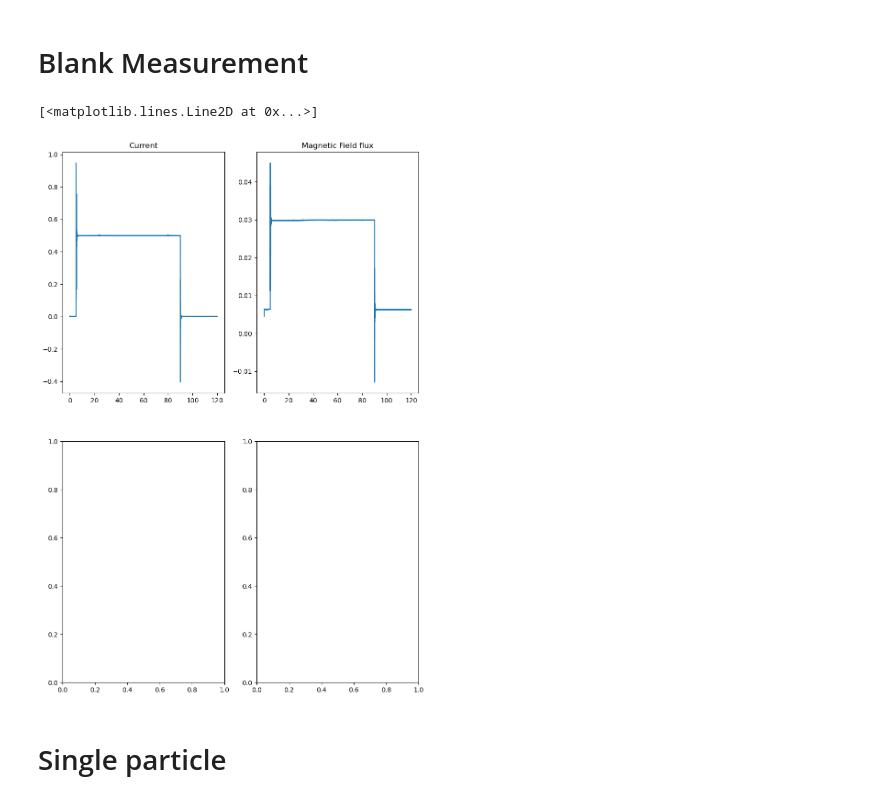
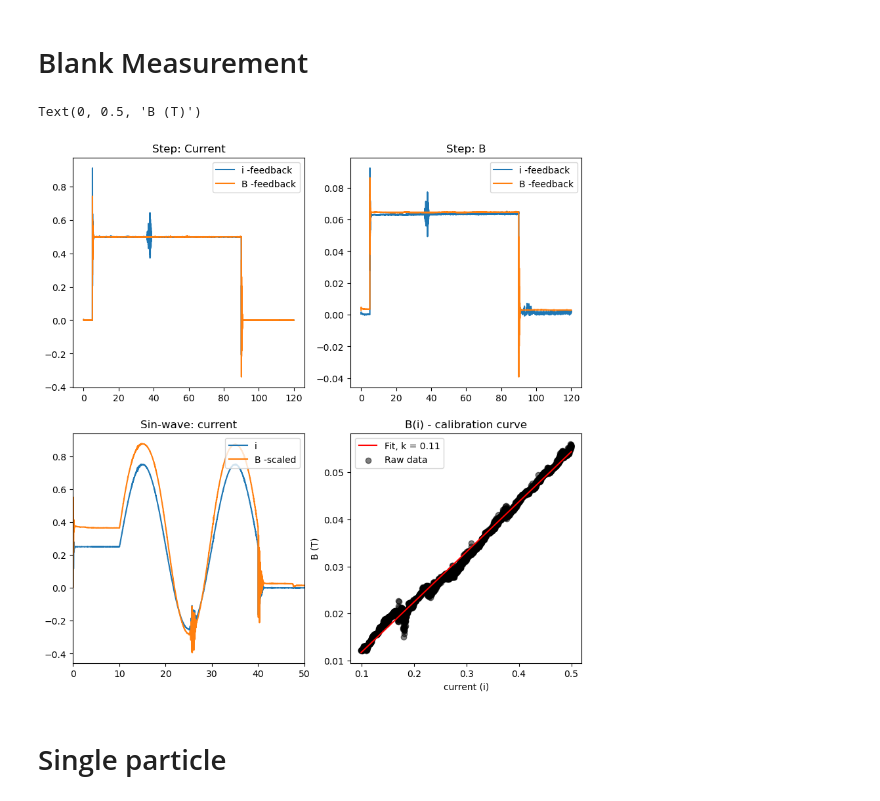
Before and after one commit to ArttuD/MicrorheologyProto, a Jupyter notebook: Notebook.ipynb, the cells around one changed output. Saved outputs shown, nothing was run; the diff lists cells and outputs as text; code cells hidden in the pictures.

```diff
--- a/Notebook.ipynb
+++ b/Notebook.ipynb
@@ -136,18 +191,50 @@ def findPoint(x,y):
 # %% [markdown]
 # Blank Measurement
-# %%
-root = "./data/Meas_set/Free_meas/driver_2023-10-23.npy"
-df = pd.DataFrame(np.load(root).T, columns = ['index','aim','measured','Mg', 'scaler'])
-fig, ax = plt.subplots(2,2, figsize=(10,15))
-
-ax[0,0]. set_title("Current")
-ax[0,0].plot(df["index"],df["measured"])
-
-ax[0,1]. set_title("Magnetic Field flux")
-ax[0,1].plot(df["index"],df["Mg"])
-# %% [output]
-[<matplotlib.lines.Line2D at 0x...>]
-[figure, removed]
+# %%
+core = "./data/231024"
+
+root = os.path.join(core,"231024_01_no_tracking/driver_2023-10-24.npy")
+df = pd.DataFrame(np.load(root).T, columns = ['index','aim','measured','Mg', 'scaler'])
+fig, ax = plt.subplots(2,2, figsize=(10,10))
+
+ax[0,0]. set_title("Step: Current")
+ax[0,0].plot(df["index"],df["measured"], label = "i -feedback")
+
+ax[0,1]. set_title("Step: B")
+ax[0,1].plot(df["index"],df["Mg"], label = "i -feedback")
+
+root = os.path.join(core,"231024_01_B/driver_2023-10-24.npy")
+df = pd.DataFrame(np.load(root).T, columns = ['index','aim','measured','Mg', 'scaler'])
+
+ax[0,0].plot(df["index"],df["measured"], label = "B -feedback")
+ax[0,1].plot(df["index"],df["Mg"], label = "B -feedback")
+
+ax[0,0].legend()
+ax[0,1].legend()
+
+root = os.path.join(core,"231024_sinWave/driver_2023-10-24.npy")
+df = pd.DataFrame(np.load(root).T, columns = ['index','aim','measured','Mg', 'scaler'])
+
+ax[1,0].set_title("Sin-wave: current")
+ax[1,1].set_title("Calibration")
+ax[1,0].plot(df["index"],df["measured"], label = "i")
+ax[1,0].plot(df["index"],df["Mg"]*10, label = "B -scaled")
+ax[1,0].set_xlim([0,50])
+ax[1,0].legend(loc = "upper right")
+
+root = os.path.join(core,"231024_01_calibration/calib_2023-10-24.npy")
+df = pd.DataFrame(np.load(root).T, columns = ['index','aim','measured','Mg', 'scaler'])
+x, y, k, b, cut_off, max_index = fit_calibration(df)
+ax[1,1].plot(x,k*x+b, label = "Fit, k = {}".format(np.round(k,2)), color = "red")
+ax[1,1].scatter(x,y, label = "Raw data", alpha = 0.5, color = "black")
+ax[1,1].legend()
+
+ax[1,1].set_title("B(i) - calibration curve")
+ax[1,1].set_xlabel("current (i)")
+ax[1,1].set_ylabel("B (T)")
+# %% [output]
+Text(0, 0.5, 'B (T)')
+[figure, added]
 # %% [markdown]
 # Single particle
 # %%
```
Also changed, not shown: parts of 12 cells of this notebook, 3 other files.
